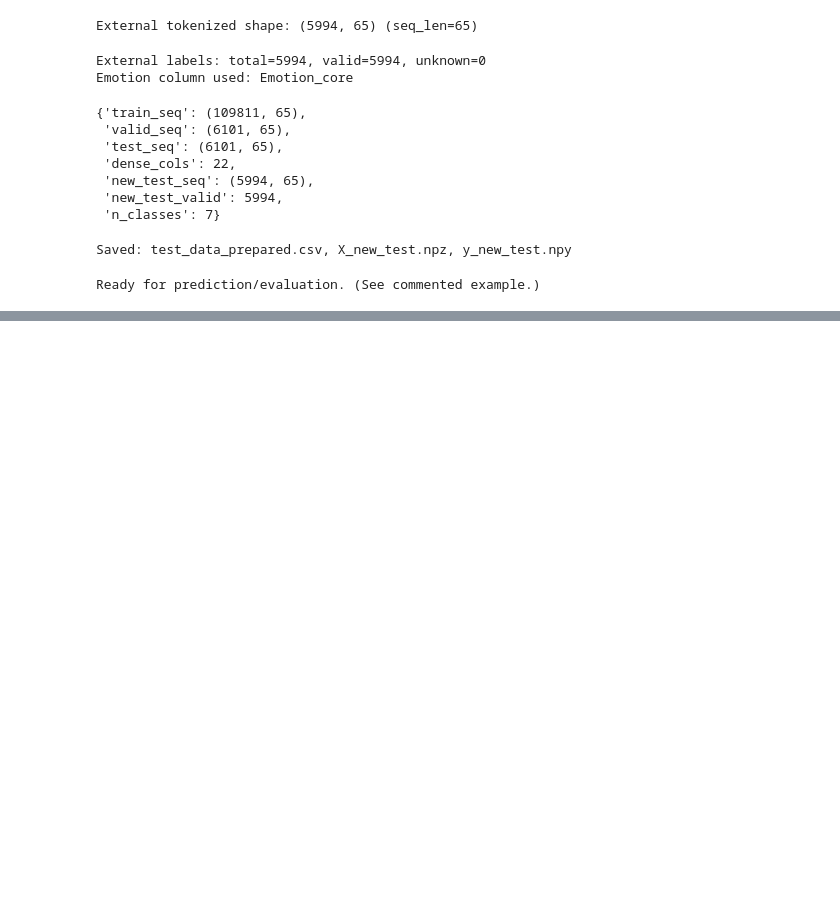
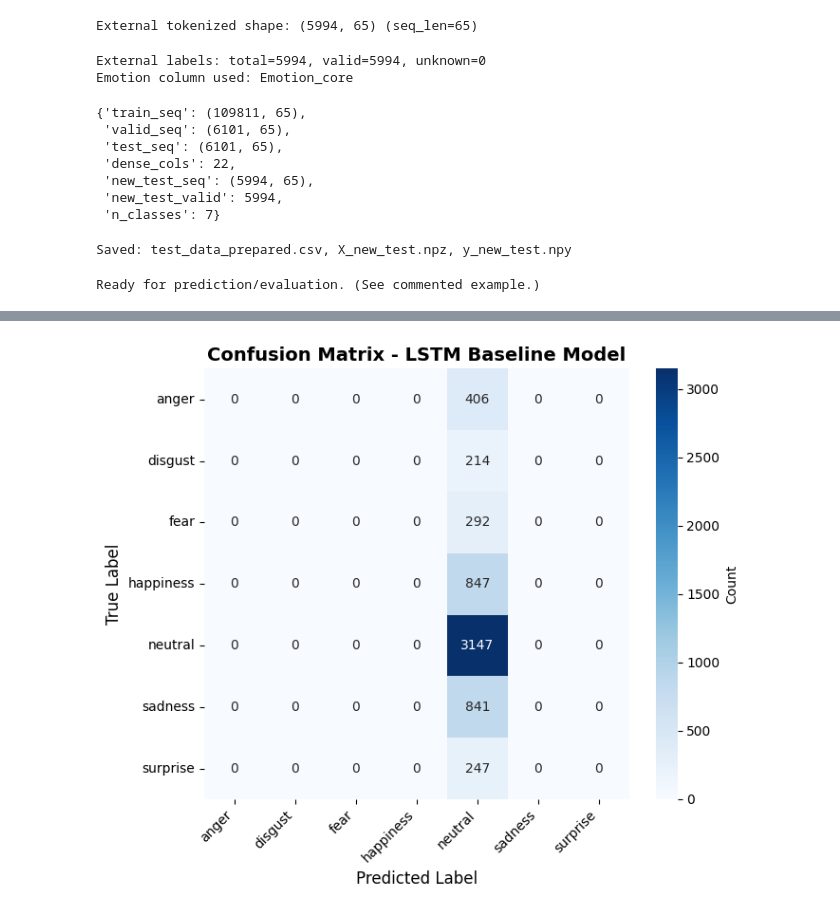
Before and after one commit to nezzzzo/Y2BA, a Jupyter notebook: Task6/final/LSTM.ipynb, the cells around one changed output, grey strips where cells are left out. Cells and saved outputs as stored; diff of their text form; code cells hidden in the pictures; blank space fills up the shorter version.

```diff
--- a/Task6/final/LSTM.ipynb
+++ b/Task6/final/LSTM.ipynb
@@ -405,0 +423,7 @@ print(classification_report(y_new, pred_new, digits=3, zero_division=0))
+# %%
+# Callbacks
+callbacks = [
+    EarlyStopping(monitor='val_loss', patience=5, restore_best_weights=True, verbose=1),
+    ReduceLROnPlateau(monitor='val_loss', factor=0.5, patience=3, min_lr=1e-6, verbose=1),
+    ModelCheckpoint('lstm_baseline_best.keras', monitor='val_accuracy', save_best_only=True, verbose=0)
+]
@@ -405,0 +472,17 @@ print(classification_report(y_new, pred_new, digits=3, zero_division=0))
+# %%
+# Predictions and metrics
+y_pred = model.predict(X_new_test_valid, verbose=0).argmax(axis=1)
+
+print("\nClassification Report:")
+print("="*60)
+report = classification_report(y_new_test_valid, y_pred,
+                               target_names=[id_to_emotion[i] for i in range(N_CLASSES)],
+                               digits=4,
+                               output_dict=True)
+print(classification_report(y_new_test_valid, y_pred,
+                           target_names=[id_to_emotion[i] for i in range(N_CLASSES)],
+                           digits=4))
+
+# Overall metrics
+print(f"\nWeighted F1-Score: {report['weighted avg']['f1-score']:.4f}")
+print(f"Macro F1-Score: {report['macro avg']['f1-score']:.4f}")
@@ -405,0 +509,23 @@ print(classification_report(y_new, pred_new, digits=3, zero_division=0))
+# %%
+from sklearn.metrics import confusion_matrix
+import matplotlib.pyplot as plt
+import seaborn as sns
+
+# Confusion Matrix
+cm = confusion_matrix(y_new_test_valid, y_pred)
+emotion_labels = [id_to_emotion[i] for i in range(N_CLASSES)]
+
+plt.figure(figsize=(7, 6))
+sns.heatmap(cm, annot=True, fmt='d', cmap='Blues',
+            xticklabels=emotion_labels,
+            yticklabels=emotion_labels,
+            cbar_kws={'label': 'Count'})
+plt.title('Confusion Matrix - LSTM Baseline Model', fontsize=14, fontweight='bold')
+plt.ylabel('True Label', fontsize=12)
+plt.xlabel('Predicted Label', fontsize=12)
+plt.xticks(rotation=45, ha='right')
+plt.yticks(rotation=0)
+plt.tight_layout()
+plt.show()
+# %% [output]
+[figure, added]
```
Also changed, not shown: parts of 78 cells of this notebook, 1 other file.
